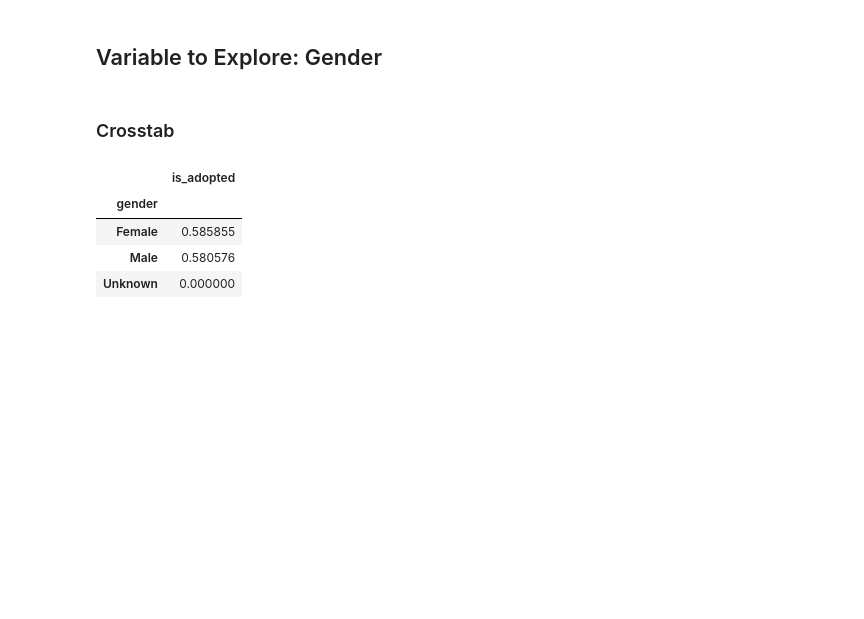
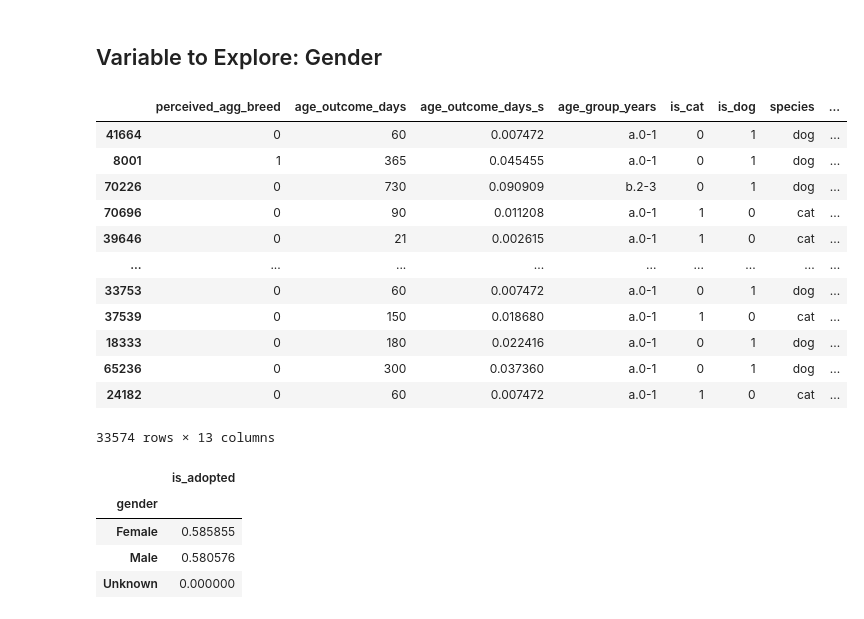
Before and after one commit to SamuelD-Data/aac_outcomes_project, a Jupyter notebook: aac_project_notebook.ipynb, the cells around one changed output. Drawn from its saved outputs; the diff is of its cells as text; code cells hidden in the pictures; blank space fills up the shorter version.

```diff
--- a/aac_project_notebook.ipynb
+++ b/aac_project_notebook.ipynb
@@ -303,8 +299,22 @@ p = 0.0000
 - Based on the average adoption rates between species and bar plot it appears that dogs are favored for adoption over cats
 # %% [markdown]
 ## Variable to Explore: Gender
-# %% [markdown]
-### Crosstab
+# %%
+train
+# %% [output]
+|  | perceived_agg_breed | age_outcome_days | age_outcome_days_s | age_group_years | is_cat | is_dog | species | ... |
+| 41664 | 0 | 60 | 0.007472 | a.0-1 | 0 | 1 | dog | ... |
+| 8001 | 1 | 365 | 0.045455 | a.0-1 | 0 | 1 | dog | ... |
+| 70226 | 0 | 730 | 0.090909 | b.2-3 | 0 | 1 | dog | ... |
+| 70696 | 0 | 90 | 0.011208 | a.0-1 | 1 | 0 | cat | ... |
+| 39646 | 0 | 21 | 0.002615 | a.0-1 | 1 | 0 | cat | ... |
+| ... | ... | ... | ... | ... | ... | ... | ... | ... |
+| 33753 | 0 | 60 | 0.007472 | a.0-1 | 0 | 1 | dog | ... |
+| 37539 | 0 | 150 | 0.018680 | a.0-1 | 1 | 0 | cat | ... |
+| 18333 | 0 | 180 | 0.022416 | a.0-1 | 0 | 1 | dog | ... |
+| 65236 | 0 | 300 | 0.037360 | a.0-1 | 0 | 1 | dog | ... |
+| 24182 | 0 | 60 | 0.007472 | a.0-1 | 1 | 0 | cat | ... |
+33574 rows × 13 columns
 # %%
 # using groupby to examine adoption rates within each gender value
 male_v_female = train.groupby('gender').mean()[['is_adopted']]
```
Also changed, not shown: parts of 3 cells of this notebook.
